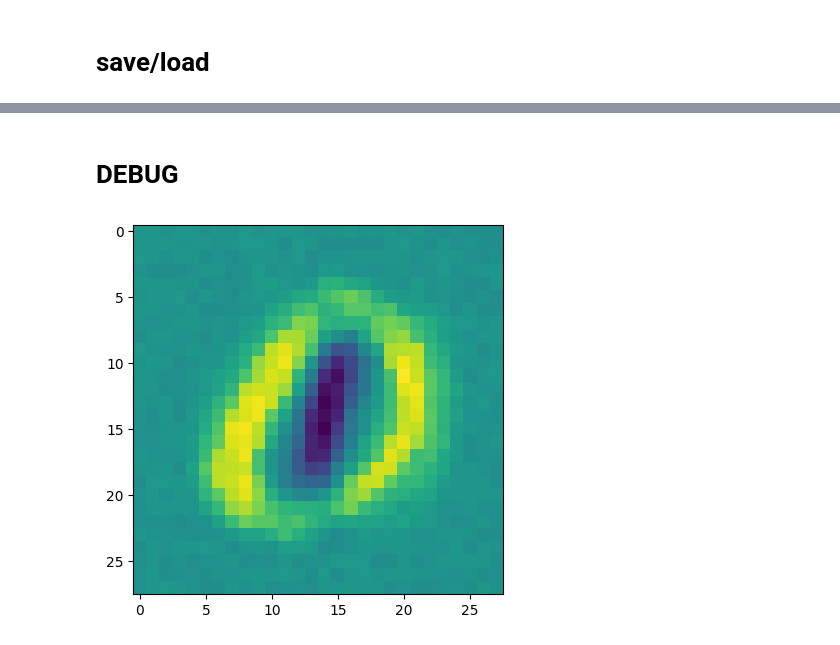
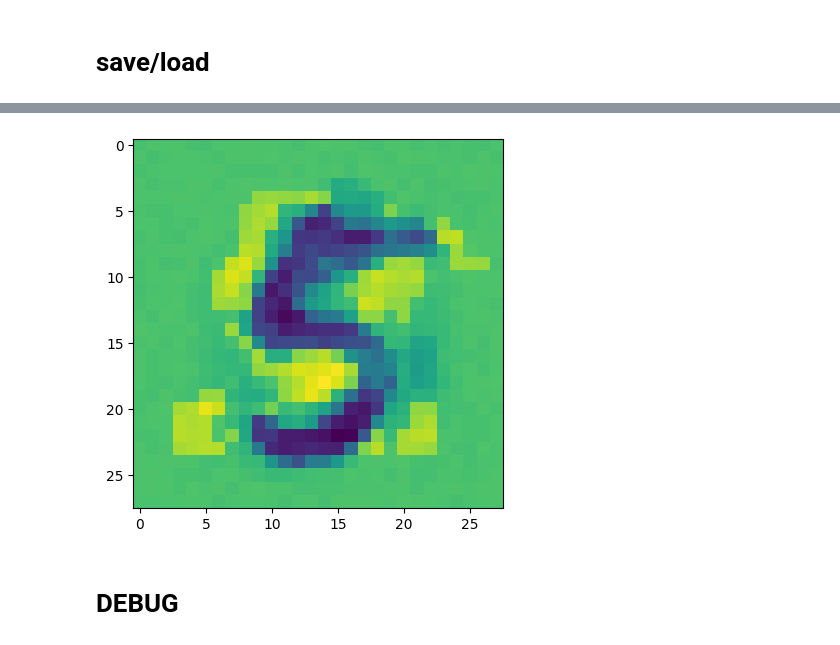
Before and after one commit to AndreyE/micrograd, a Jupyter notebook: mnist.ipynb, the cells around one changed output, grey strips where cells are left out. Cells and saved outputs as stored; diff of their text form; code cells hidden in the pictures.

```diff
--- a/mnist.ipynb
+++ b/mnist.ipynb
@@ -256,7 +233,7 @@ step 9: loss 408.0, accuracy 49.0%
+# %%
+draw_neuron(model, 5)
+# %% [output]
+[figure, added]
 # %% [markdown]
 # DEBUG
-# %%
-draw_neuron(model, 0)
-# %% [output]
-[figure, removed]
 # %%
```
Also changed, not shown: parts of 12 cells of this notebook, 1 other file.
